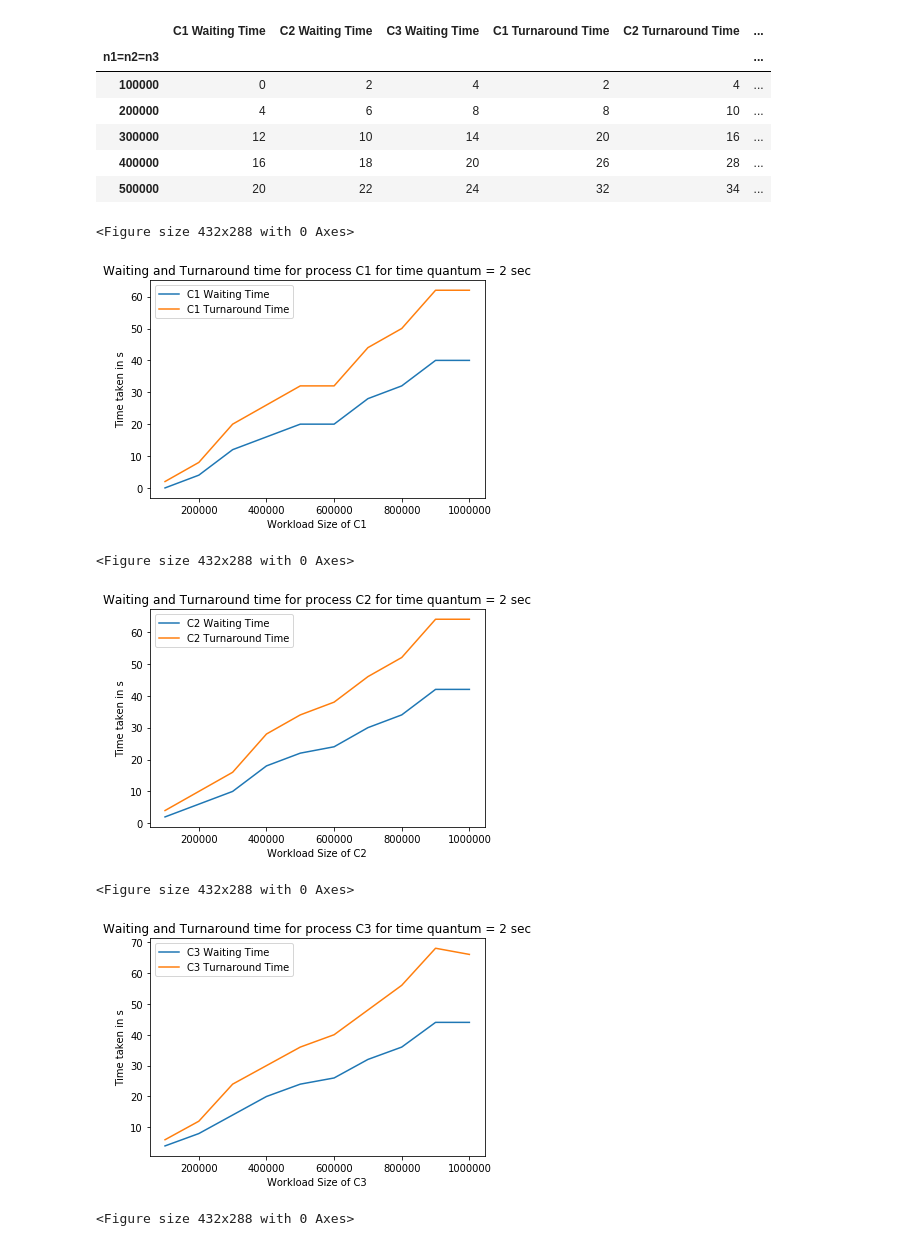
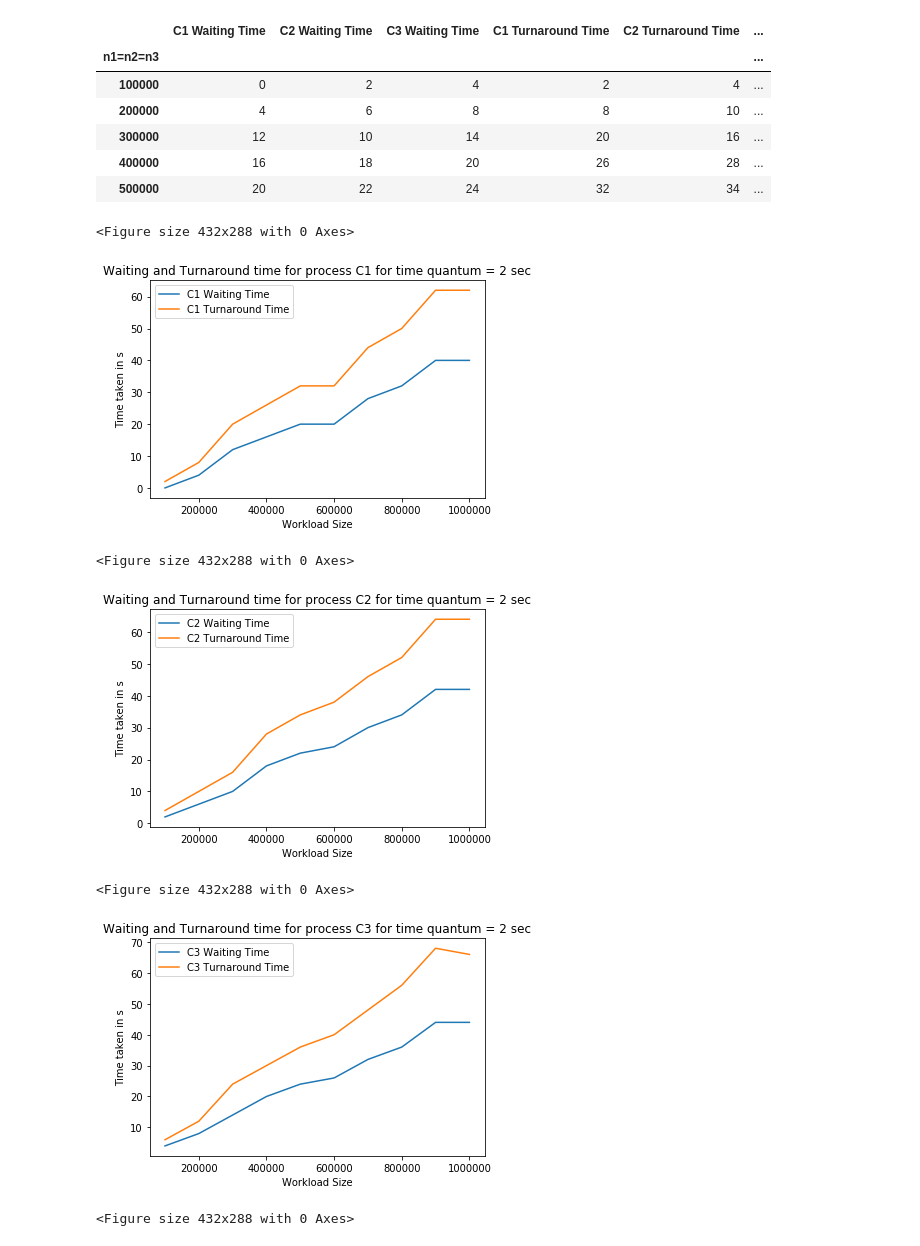
Before and after one commit to Amogh-Bharadwaj/OS_Assignment, a Jupyter notebook: RR-q=2.ipynb, the cells around one changed output. Saved outputs shown, nothing was run; the diff lists cells and outputs as text; code cells hidden in the pictures.

```diff
--- a/RR-q=2.ipynb
+++ b/RR-q=2.ipynb
@@ -19,33 +19,33 @@ df.head()
 # %%
 df1 = df[['C1 Waiting Time','C1 Turnaround Time']]
 plt.figure()
 df1.plot(title='Waiting and Turnaround time for process C1 for time quantum = 2 sec')
-plt.xlabel('Workload Size of C1')
+plt.xlabel('Workload Size')
 plt.ylabel('Time taken in s')
 plt.show()
 # %% [output]
 <Figure size 432x288 with 0 Axes>
-[figure, old version]
+[figure, new version]
 # %%
 df2 = df[['C2 Waiting Time','C2 Turnaround Time']]
 plt.figure()
 df2.plot(title='Waiting and Turnaround time for process C2 for time quantum = 2 sec')
-plt.xlabel('Workload Size of C2')
+plt.xlabel('Workload Size')
 plt.ylabel('Time taken in s')
 plt.show()
 # %% [output]
 <Figure size 432x288 with 0 Axes>
-[figure, old version]
+[figure, new version]
 # %%
 df3 = df[['C3 Waiting Time','C3 Turnaround Time']]
 plt.figure()
 df3.plot(title='Waiting and Turnaround time for process C3 for time quantum = 2 sec')
-plt.xlabel('Workload Size of C3')
+plt.xlabel('Workload Size')
 plt.ylabel('Time taken in s')
 plt.show()
 # %% [output]
 <Figure size 432x288 with 0 Axes>
-[figure, old version]
+[figure, new version]
 # %%
 plt.figure()
 df.plot(title='Waiting and Turnaround time for time quantum = 2 sec')
```
Also changed, not shown: 2 other files.
